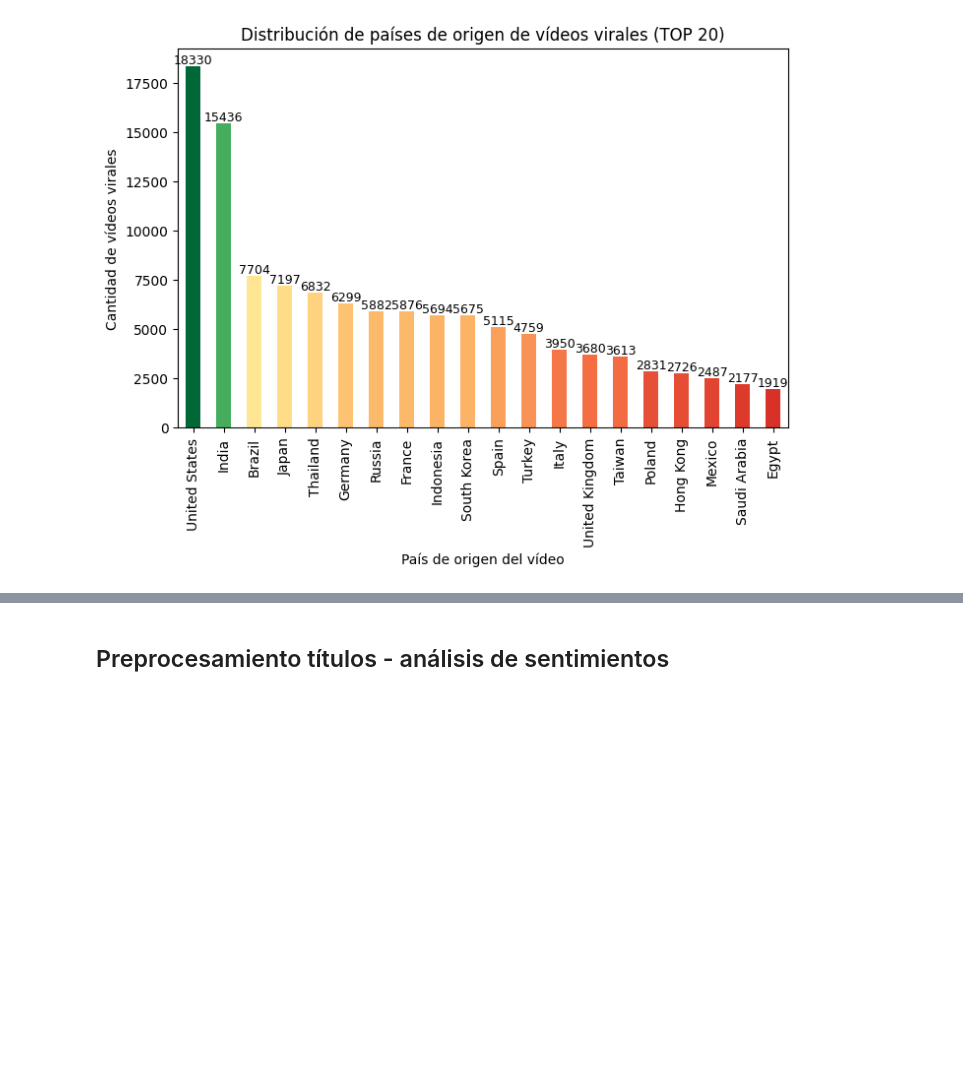
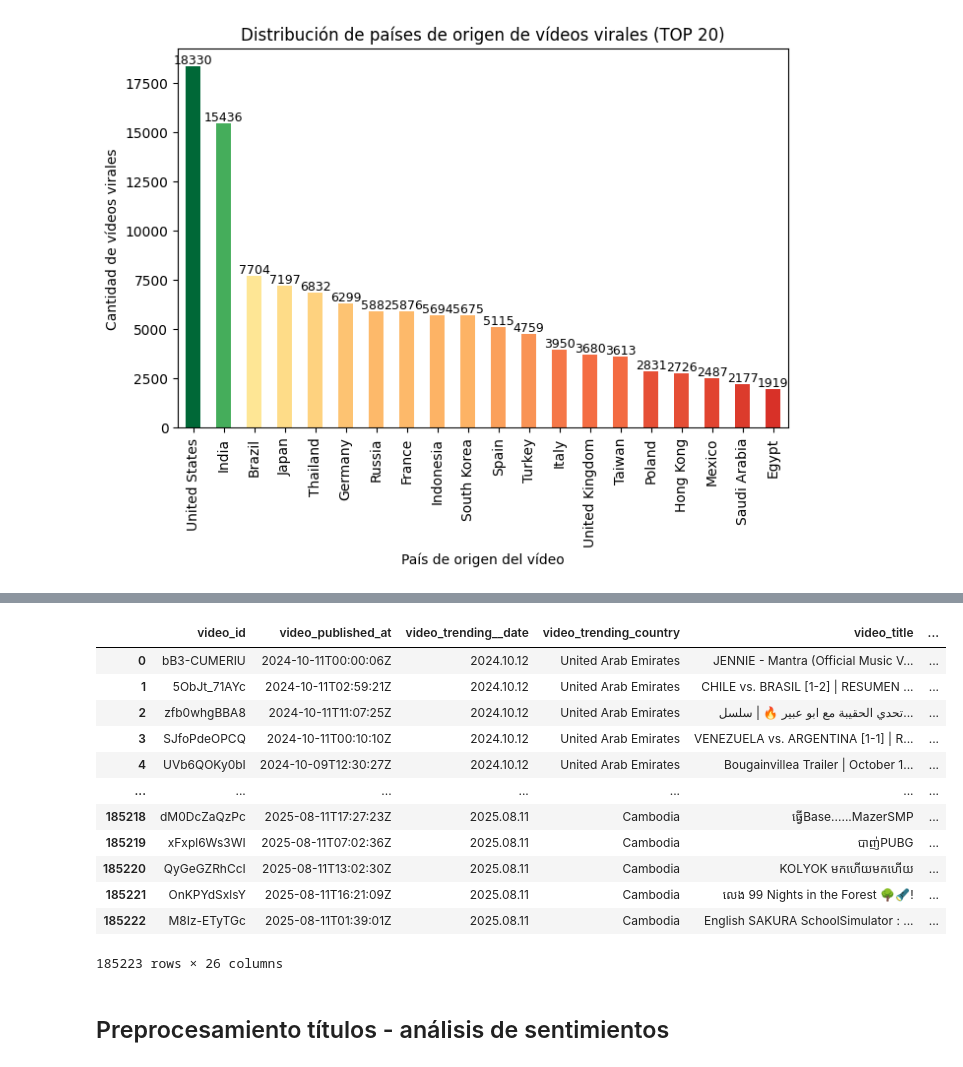
Before and after one commit to dsdr02/TFM, a Jupyter notebook: David-EDA.ipynb, the cells around one changed output, grey strips where cells are left out. Cells and saved outputs as stored; diff of their text form; code cells hidden in the pictures; blank space fills up the shorter version.

```diff
--- a/David-EDA.ipynb
+++ b/David-EDA.ipynb
@@ -111,2 +152,17 @@ plt.show()
 # %%
 #Análisis de título (idioma, tamaño, emojis)
+df
+# %% [output]
+|  | video_id | video_published_at | video_trending__date | video_trending_country | video_title | ... |
+| 0 | bB3-CUMERIU | 2024-10-11T00:00:06Z | 2024.10.12 | United Arab Emirates | JENNIE - Mantra (Official Music V... | ... |
+| 1 | 5ObJt_71AYc | 2024-10-11T02:59:21Z | 2024.10.12 | United Arab Emirates | CHILE vs. BRASIL [1-2] | RESUMEN ... | ... |
+| 2 | zfb0whgBBA8 | 2024-10-11T11:07:25Z | 2024.10.12 | United Arab Emirates | تحدي الحقيبة مع ابو عبير 🔥 | سلسل... | ... |
+| 3 | SJfoPdeOPCQ | 2024-10-11T00:10:10Z | 2024.10.12 | United Arab Emirates | VENEZUELA vs. ARGENTINA [1-1] | R... | ... |
+| 4 | UVb6QOKy0bI | 2024-10-09T12:30:27Z | 2024.10.12 | United Arab Emirates | Bougainvillea Trailer | October 1... | ... |
+| ... | ... | ... | ... | ... | ... | ... |
+| 185218 | dM0DcZaQzPc | 2025-08-11T17:27:23Z | 2025.08.11 | Cambodia | ធ្វើBase......MazerSMP | ... |
+| 185219 | xFxpl6Ws3WI | 2025-08-11T07:02:36Z | 2025.08.11 | Cambodia | បាញ់PUBG | ... |
+| 185220 | QyGeGZRhCcI | 2025-08-11T13:02:30Z | 2025.08.11 | Cambodia | KOLYOK មកហើយមកហើយ | ... |
+| 185221 | OnKPYdSxlsY | 2025-08-11T16:21:09Z | 2025.08.11 | Cambodia | លេង 99 Nights in the Forest 🌳🔦! | ... |
+| 185222 | M8Iz-ETyTGc | 2025-08-11T01:39:01Z | 2025.08.11 | Cambodia | English SAKURA SchoolSimulator : ... | ... |
+185223 rows × 26 columns
```
Also changed, not shown: parts of 6 cells of this notebook.
